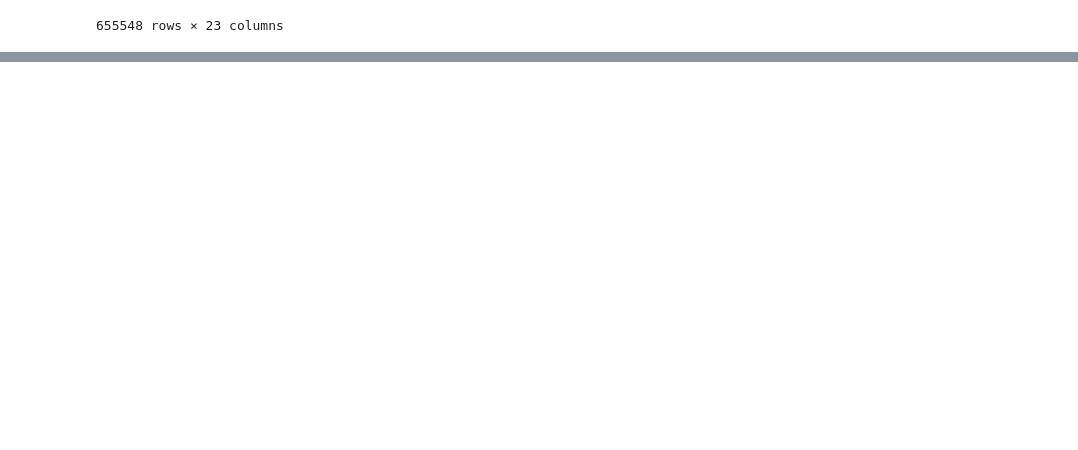
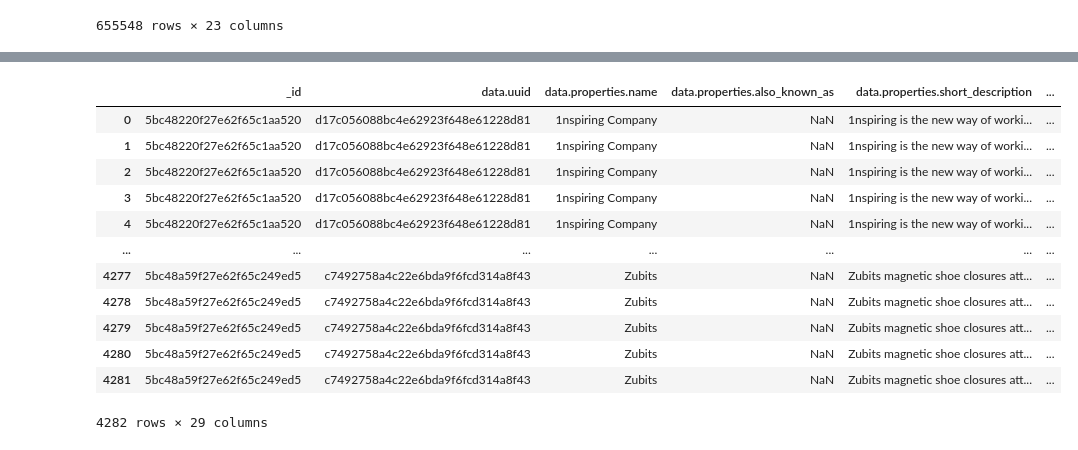
Before and after one commit to rudera/kickstarter-crunchbase, a Jupyter notebook: crunchbaseKickstartLink.ipynb, the cells around one changed output, grey strips where cells are left out. Cells and saved outputs as stored; diff of their text form; code cells hidden in the pictures; blank space fills up the shorter version.

```diff
--- a/crunchbaseKickstartLink.ipynb
+++ b/crunchbaseKickstartLink.ipynb
@@ -116,0 +138,17 @@ tw_merge.at[1445,'homepage']
+# %%
+fb_merge = pd.merge(left=cb_df, right=ks_df, left_on='facebook', right_on='facebook')
+fb_merge
+# %% [output]
+|  | _id | data.uuid | data.properties.name | data.properties.also_known_as | data.properties.short_description | ... |
+| 0 | 5bc48220f27e62f65c1aa520 | d17c056088bc4e62923f648e61228d81 | 1nspiring Company | NaN | 1nspiring is the new way of worki... | ... |
+| 1 | 5bc48220f27e62f65c1aa520 | d17c056088bc4e62923f648e61228d81 | 1nspiring Company | NaN | 1nspiring is the new way of worki... | ... |
+| 2 | 5bc48220f27e62f65c1aa520 | d17c056088bc4e62923f648e61228d81 | 1nspiring Company | NaN | 1nspiring is the new way of worki... | ... |
+| 3 | 5bc48220f27e62f65c1aa520 | d17c056088bc4e62923f648e61228d81 | 1nspiring Company | NaN | 1nspiring is the new way of worki... | ... |
+| 4 | 5bc48220f27e62f65c1aa520 | d17c056088bc4e62923f648e61228d81 | 1nspiring Company | NaN | 1nspiring is the new way of worki... | ... |
+| ... | ... | ... | ... | ... | ... | ... |
+| 4277 | 5bc48a59f27e62f65c249ed5 | c7492758a4c22e6bda9f6fcd314a8f43 | Zubits | NaN | Zubits magnetic shoe closures att... | ... |
+| 4278 | 5bc48a59f27e62f65c249ed5 | c7492758a4c22e6bda9f6fcd314a8f43 | Zubits | NaN | Zubits magnetic shoe closures att... | ... |
+| 4279 | 5bc48a59f27e62f65c249ed5 | c7492758a4c22e6bda9f6fcd314a8f43 | Zubits | NaN | Zubits magnetic shoe closures att... | ... |
+| 4280 | 5bc48a59f27e62f65c249ed5 | c7492758a4c22e6bda9f6fcd314a8f43 | Zubits | NaN | Zubits magnetic shoe closures att... | ... |
+| 4281 | 5bc48a59f27e62f65c249ed5 | c7492758a4c22e6bda9f6fcd314a8f43 | Zubits | NaN | Zubits magnetic shoe closures att... | ... |
+4282 rows × 29 columns
```
Also changed, not shown: parts of 12 cells of this notebook.
